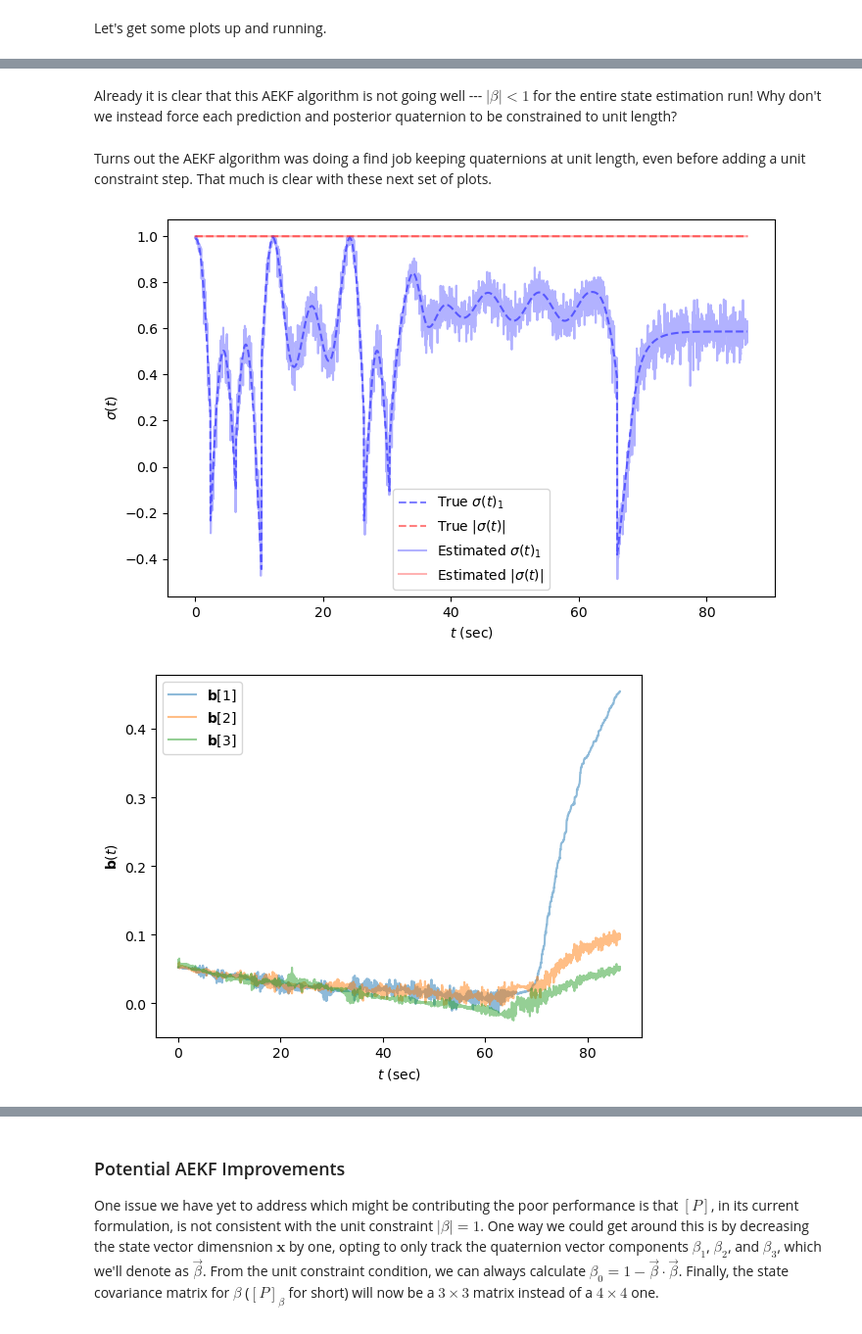
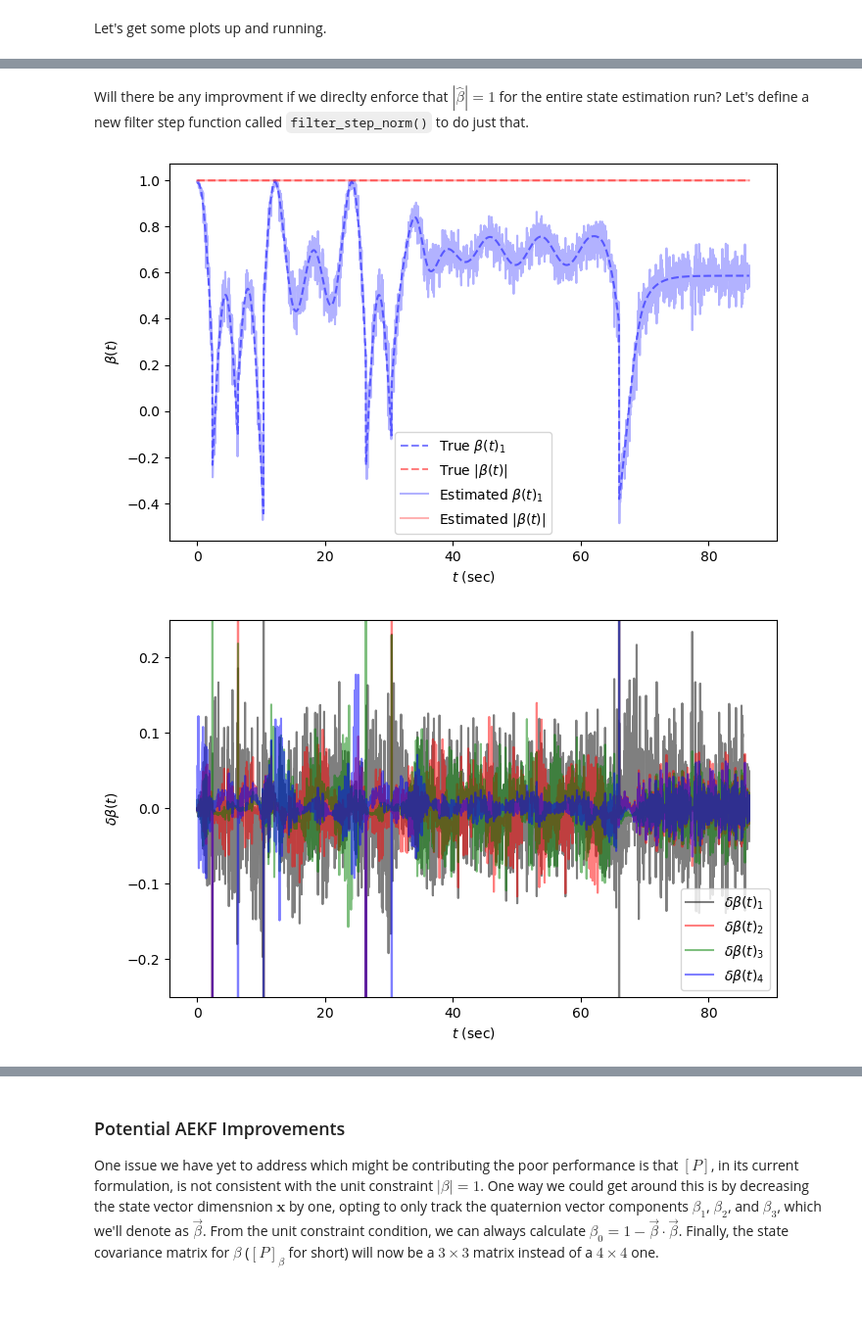
Before and after one commit to jhand1993/jaxitude, a Jupyter notebook: demos/demo_quat_filters.ipynb, the cells around one changed output, grey strips where cells are left out. Shown at 98% size. Saved outputs shown, nothing was run; the diff lists cells and outputs as text; code cells hidden in the pictures; blank space fills up the shorter version.

```diff
--- a/demos/demo_quat_filters.ipynb
+++ b/demos/demo_quat_filters.ipynb
@@ -496,0 +283,5 @@ P = 5. * Q.copy()
+# %%
+Q_i = block_diag(
+    jnp.eye(4) * sigmaR_w**2,
+    jnp.eye(3) * sigmaQ_bias**2
+)
@@ -498,7 +609,6 @@ P = 5. * Q.copy()
 Now let us wrap `AEKF.filter_step()` into a jitted function to later call.
 # %%
 from jax import jit
-# from jax.lax import scan
 
 # Always reset!
 # The bias should be around three degrees for all gyroscope axes.
@@ -508,10 +618,9 @@ bias = jnp.full((3, 1), 3. * jnp.pi / 180.)
 b0 = jnp.mean(b_obs_data[:5], axis=0)
 x = jnp.vstack([b0, bias])
 
-# The initial state covariance will be the process covariance matrix multiplied
-# by a constant > 1.
-P = 5. * Q.copy()
-
+# The initial state covariance will be the additive process covariance matrix
+# multiplied by a constant.
+P = 5. * Q_a.copy()
 
 @jit
 def step(
@@ -524,7 +633,7 @@ def step(
     """
     return AEKF.filter_step(
         x, P, w_obs, b_obs,  # Variables.
-        R_w, R_b, Q, AEKF.H, dt  # Constants.
+        R_b, Q_a, Q_i, AEKF.H, dt  # Constants.
     )
 
 
@@ -602,6 +735,6 @@ plt.show()
-# %% [markdown]
-Already it is clear that this AEKF algorithm is not going well --- $|\beta| < 1$ for the entire state estimation run!
-Why don't we instead force each prediction and posterior quaternion to be constrained to unit length?
+# %% [markdown]
+Will there be any improvment if we direclty enforce that $|\hat{\beta}| = 1$ for the entire state estimation run?
+Let's define a new filter step function called `filter_step_norm()` to do just that.
 # %%
 def filter_step_norm(
     x_prior: jnp.ndarray,
@@ -705,41 +849,61 @@ for i in range(n_steps):
 # Convert to arrays.
 x_arr_norm = jnp.array(x_list_norm)
 P_arr_norm = jnp.array(P_list_norm)
-# %% [markdown]
-Turns out the AEKF algorithm was doing a find job keeping quaternions at unit length, even before adding a unit constraint step.
-That much is clear with these next set of plots.
 # %%
 import matplotlib.pyplot as plt
 
 plt.figure(figsize=(8, 5))
 plt.plot(
     t_data[:], b_true_data[:, 0, 0], alpha=0.5, color='blue', ls='--',
-    label=r'True $\sigma(t)_1$'
+    label=r'True $\beta(t)_1$'
 )
 plt.plot(
     t_data[:], jnp.linalg.norm(b_true_data[:, :, 0], axis=1), alpha=0.5,
-    color='red', label=r'True $|\sigma(t)|$', ls='--'
+    color='red', label=r'True $|\beta(t)|$', ls='--'
 )
 plt.plot(
     t_data[:], x_arr_norm[:, 0, 0], alpha=0.3, color='blue', ls='-',
-    label=r'Estimated $\sigma(t)_1$'
+    label=r'Estimated $\beta(t)_1$'
 )
 plt.plot(
     t_data[:], jnp.linalg.norm(x_arr_norm[:, :4, 0], axis=1), alpha=0.3,
-    color='red', label=r'Estimated $|\sigma(t)|$'
+    color='red', label=r'Estimated $|\beta(t)|$'
 )
 plt.xlabel(r'$t$ (sec)')
-plt.ylabel(r'$\sigma(t)$')
+plt.ylabel(r'$\beta(t)$')
 plt.legend()
+plt.show()
+
+plt.figure(figsize=(8, 5))
+plt.plot(
+    t_data[:], b_true_data[:, 0, 0] - x_arr_norm[:, 0, 0], alpha=0.5,
+    color='black', ls='-', label=r'$\delta\beta(t)_1$'
+)
+plt.plot(
+    t_data[:], b_true_data[:, 1, 0] - x_arr_norm[:, 1, 0], alpha=0.5,
+    color='red', ls='-', label=r'$\delta\beta(t)_2$'
+)
+plt.plot(
+    t_data[:], b_true_data[:, 2, 0] - x_arr_norm[:, 2, 0], alpha=0.5,
+    color='green', ls='-', label=r'$\delta\beta(t)_3$'
+)
+plt.plot(
+    t_data[:], b_true_data[:, 3, 0] - x_arr_norm[:, 3, 0], alpha=0.5,
+    color='blue', ls='-', label=r'$\delta\beta(t)_4$'
+)
+plt.xlabel(r'$t$ (sec)')
+plt.ylabel(r'$\delta\beta(t)$')
+plt.legend()
+plt.ylim(-0.25, 0.25)
 plt.show()
 
 plt.plot(t_data[:], x_arr_norm[:, 4, 0], alpha=0.5, label=r'$\mathbf{b}[1]$')
 plt.plot(t_data[:], x_arr_norm[:, 5, 0], alpha=0.5, label=r'$\mathbf{b}[2]$')
 plt.plot(t_data[:], x_arr_norm[:, 6, 0], alpha=0.5, label=r'$\mathbf{b}[3]$')
 plt.xlabel(r'$t$ (sec)')
 plt.ylabel(r'$\mathbf{b}(t)$')
 plt.legend()
 plt.show()
 # %% [output]
 [figure]
-[figure, old version]
+[figure, new version]
```
Also changed, not shown: parts of 58 cells of this notebook, 9 other files.
